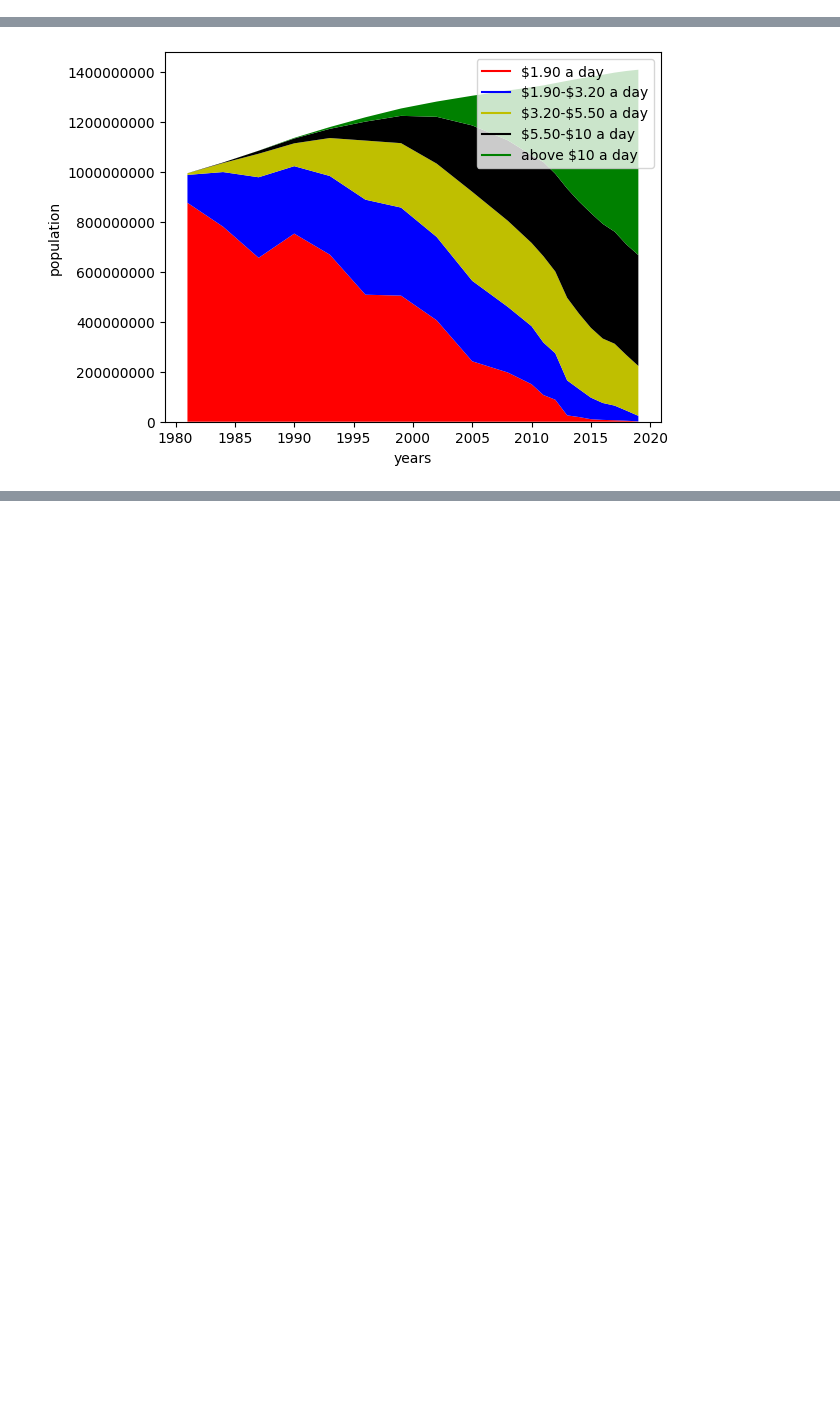
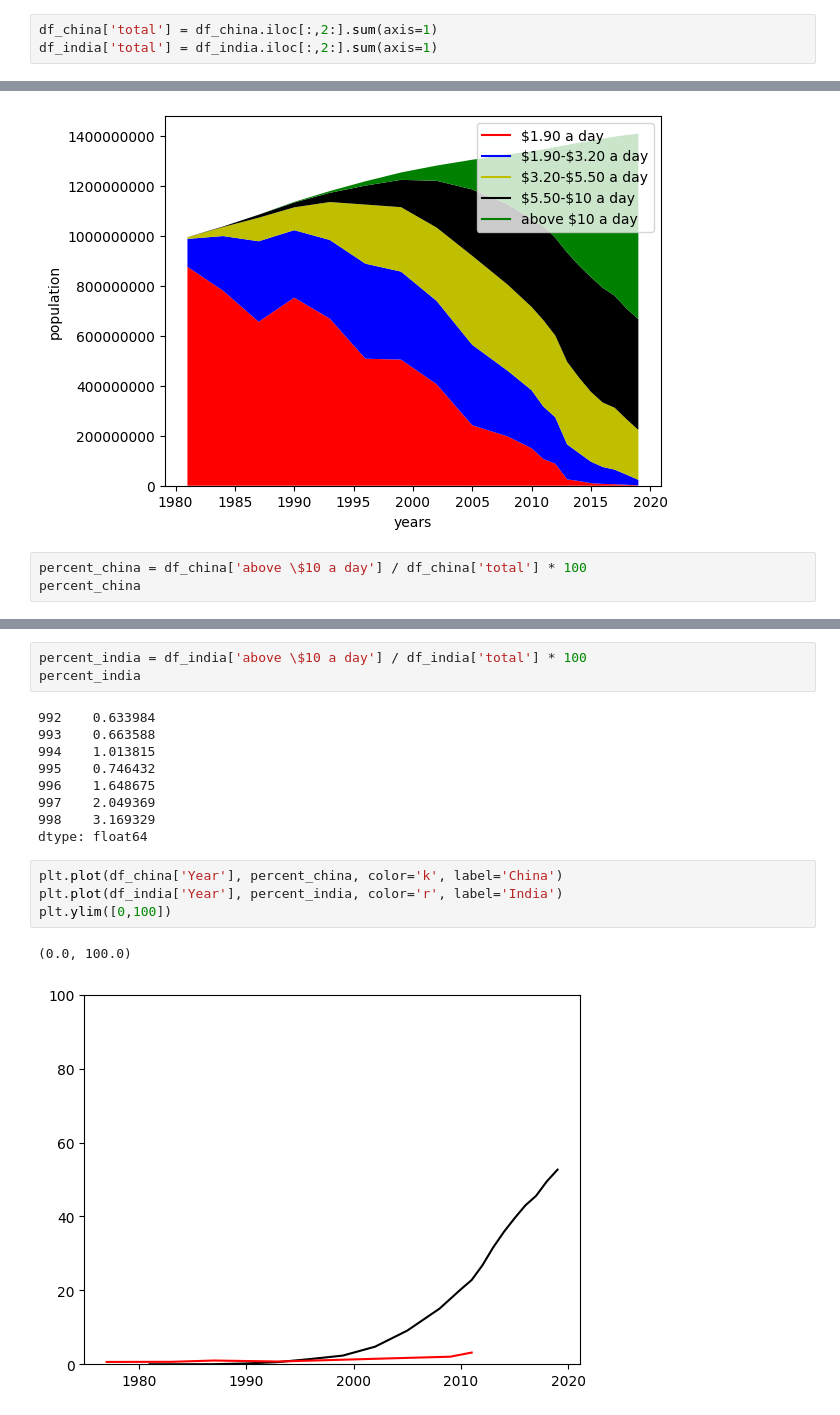
Before and after one commit to PeterHHartmann/aai-miniproject-1, a Jupyter notebook: notebook.ipynb, the cells around one changed output, grey strips where cells are left out. Drawn from its saved outputs; the diff is of its cells as text; blank space fills up the shorter version.

Commit message:
added growth comparisons between india and china for people living on over  a month

```diff
--- a/notebook.ipynb
+++ b/notebook.ipynb
@@ -88,3 +88,6 @@ df_china
 | 344 | China | CHN | 2017 | 636252858.0 | 448025887 | 247491810 | ... |
 | 345 | China | CHN | 2018 | 694120682.0 | 442444691 | 221911365 | ... |
 | 346 | China | CHN | 2019 | 741418851.0 | 443319008 | 199486107 | ... |
+# %%
+df_china['total'] = df_china.iloc[:,2:].sum(axis=1)
+df_india['total'] = df_india.iloc[:,2:].sum(axis=1)
@@ -136,3 +150,6 @@ plt.legend()
 plt.show()
 # %% [output]
 [figure]
+# %%
+percent_china = df_china['above \$10 a day'] / df_china['total'] * 100
+percent_china
@@ -138,0 +174,19 @@ plt.show()
+# %%
+percent_india = df_india['above \$10 a day'] / df_india['total'] * 100
+percent_india
+# %% [output]
+992    0.633984
+993    0.663588
+994    1.013815
+995    0.746432
+996    1.648675
+997    2.049369
+998    3.169329
+dtype: float64
+# %%
+plt.plot(df_china['Year'], percent_china, color='k', label='China')
+plt.plot(df_india['Year'], percent_india, color='r', label='India')
+plt.ylim([0,100])
+# %% [output]
+(0.0, 100.0)
+[figure, added]
```
Also changed, not shown: parts of 2 cells of this notebook.
